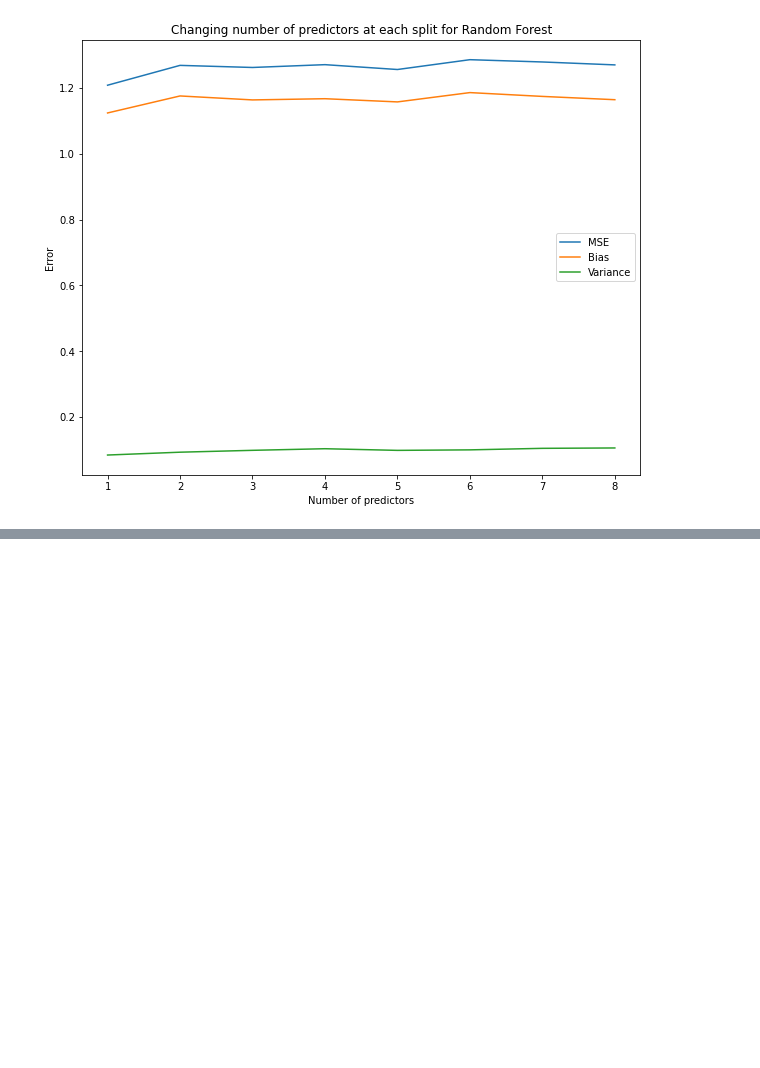
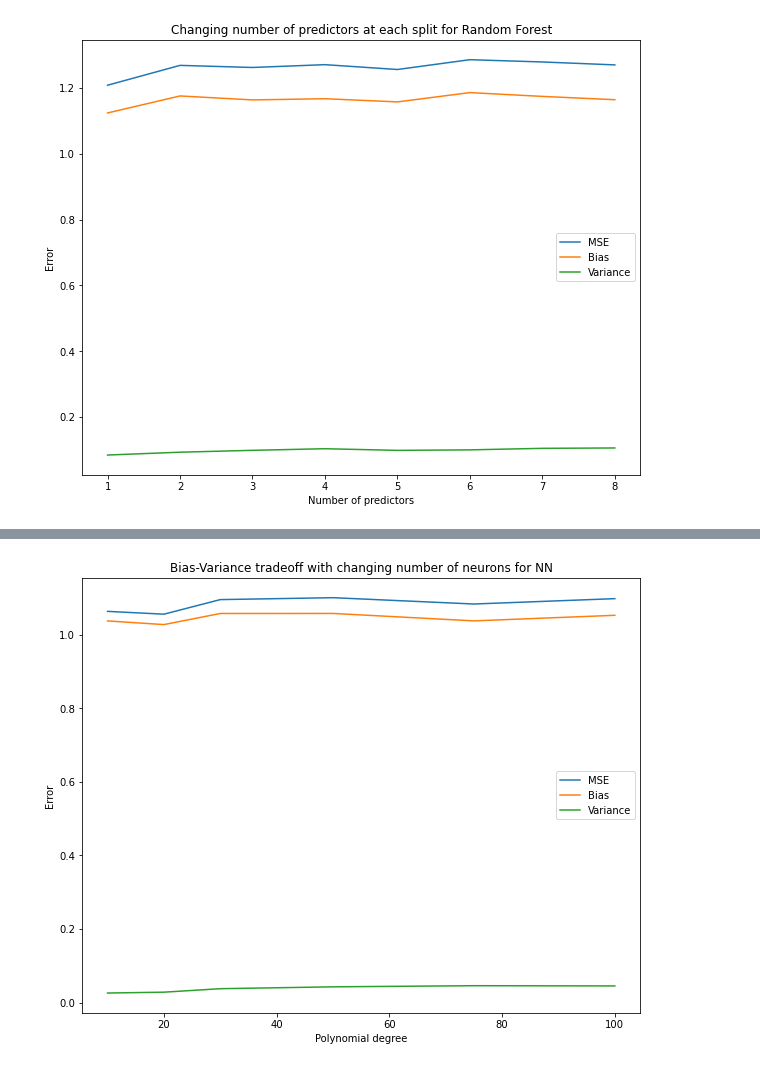
Before and after one commit to matteodales/-FYS-STK4155_Applied_Data_Analysis_and_Machine_Learning, a Jupyter notebook: project3/code/additional_exercise.ipynb, the cells around one changed output, grey strips where cells are left out. Saved outputs shown, nothing was run; the diff lists cells and outputs as text; code cells hidden in the pictures; blank space fills up the shorter version.

```diff
--- a/project3/code/additional_exercise.ipynb
+++ b/project3/code/additional_exercise.ipynb
@@ -282,23 +280,25 @@ data = poly.fit_transform(points)
 
 data_train, data_test, z_train, z_test = train_test_split(data, z, test_size=0.2,random_state=rseed)
 
-error = np.zeros(len(ntree_v))
-bias = np.zeros(len(ntree_v))
-variance = np.zeros(len(ntree_v))
+error8 = np.zeros(len(n_neurons_v))
+bias8 = np.zeros(len(n_neurons_v))
+variance8 = np.zeros(len(n_neurons_v))
 
 for i in range(len(n_neurons_v)):
 
         n_neurons = n_neurons_v[i]
         model = MLPRegressor(hidden_layer_sizes=(n_neurons,),learning_rate_init=0.001, max_iter=500)
-        error[i], bias[i], variance[i] = bootstrap_bias_variance_decomposition(data_train, data_test, z_train, z_test, model, n_boostraps)
+        error8[i], bias8[i], variance8[i] = bootstrap_bias_variance_decomposition(data_train, data_test, z_train, z_test, model, n_boostraps)
 # %%
 fig = plt.figure(figsize=(10,8))
-plt.plot(n_neurons_v, error, label='MSE')
-plt.plot(n_neurons_v, bias, label='Bias')
-plt.plot(n_neurons_v, variance, label='Variance')
+plt.plot(n_neurons_v, error8, label='MSE')
+plt.plot(n_neurons_v, bias8, label='Bias')
+plt.plot(n_neurons_v, variance8, label='Variance')
 plt.title("Bias-Variance tradeoff with changing number of neurons for NN")
 plt.xlabel("Polynomial degree")
 plt.ylabel("Error")
 plt.legend()
-#plt.savefig('Bias-Variance tradeoff with changing number of neurons for NN.png')
+plt.savefig('Changing number of neurons for NN.png')
 plt.show()
+# %% [output]
+[figure, added]
```
Also changed, not shown: parts of 14 cells of this notebook.
